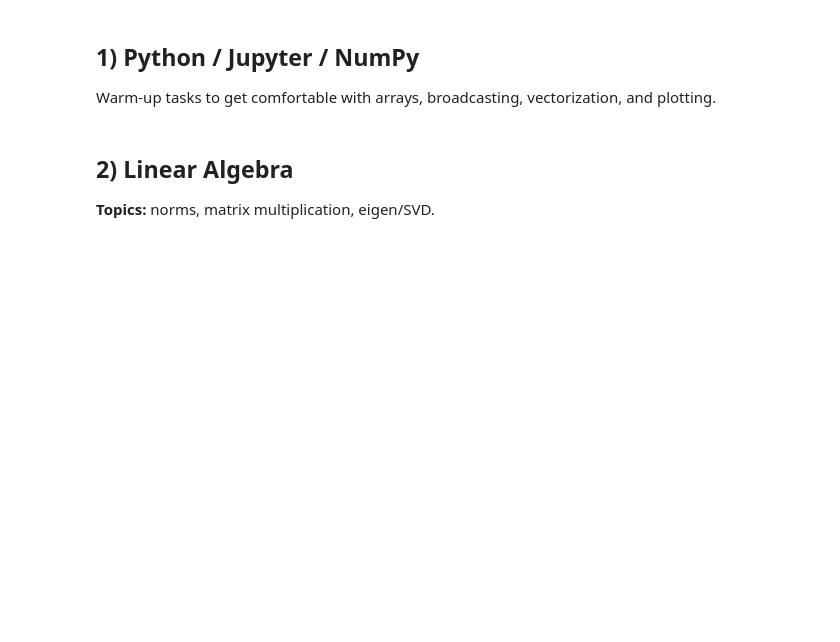
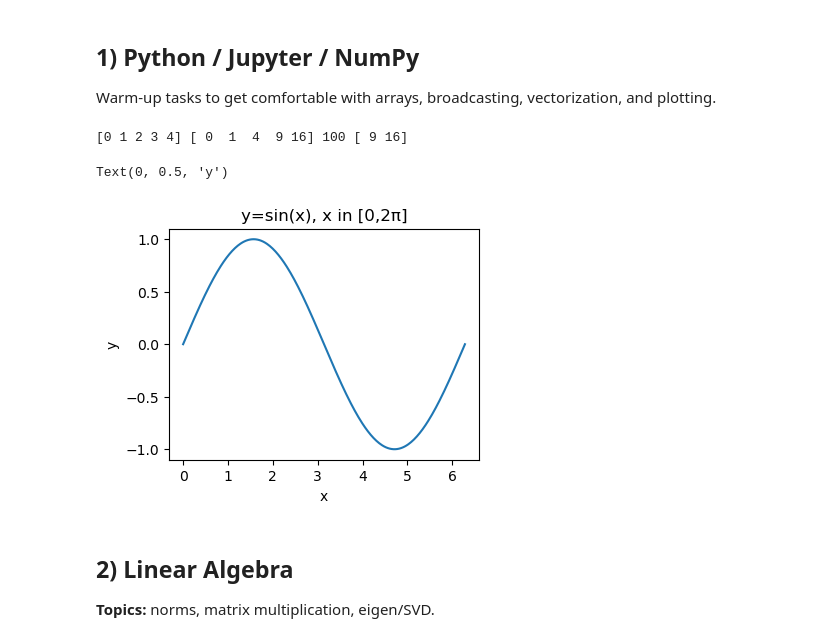
Before and after one commit to hailinkim/2025-ES-AM-158-PSET, a Jupyter notebook: PSET0/pset0.ipynb, the cells around one changed output. Drawn from its saved outputs; the diff is of its cells as text; code cells hidden in the pictures; blank space fills up the shorter version.

```diff
--- a/PSET0/pset0.ipynb
+++ b/PSET0/pset0.ipynb
@@ -77,28 +77,38 @@ rng = np.random.default_rng(0)
 #### CODING EXERCISES ####
 # 1.a) Create a length‑5 NumPy array `a` with values [0, 1, 2, 3, 4]
 # TODO: set a = ...
-a =
+a = np.array([0,1,2,3,4])
 
 # 1.b) Create another array `b` of the same length where b[i] = a[i]^2 (vectorized).
 # TODO: set b = ...
-b =
+b = a**2
 
 # 1.c) Compute the dot product of `a` and `b` and store in `ab_dot`.
 # TODO: set ab_dot = ...
-ab_dot =
+ab_dot = a @ b
 
 # 1.d) Use boolean indexing to select elements of `b` that are > 5. Store in `b_gt_5`.
 # TODO: set b_gt_5 = ...
-b_gt_5 =
+b_gt_5 = b[b>5]
 
 print(a, b, ab_dot, b_gt_5)
+# %% [output]
+[0 1 2 3 4] [ 0  1  4  9 16] 100 [ 9 16]
 # %%
 #### CODING EXERCISES ####
 # 1.e) Plotting (Matplotlib only — no seaborn).
 # TODO: Plot y = sin(x) for x in [0, 2π]. Create a single figure.
 # Hint: Use np.linspace, plt.figure, plt.plot, plt.title
 x = np.linspace(0, 2*np.pi, 300)
-y =
+y = np.sin(x)
+plt.figure(figsize=(4,3))
+plt.plot(x,y)
+plt.title("y=sin(x), x in [0,2π]")
+plt.xlabel("x")
+plt.ylabel("y")
+# %% [output]
+Text(0, 0.5, 'y')
+[figure, added]
 # %% [markdown]
 
 ## 2) Linear Algebra
```
Also changed, not shown: parts of 13 cells of this notebook, 1 other file.
